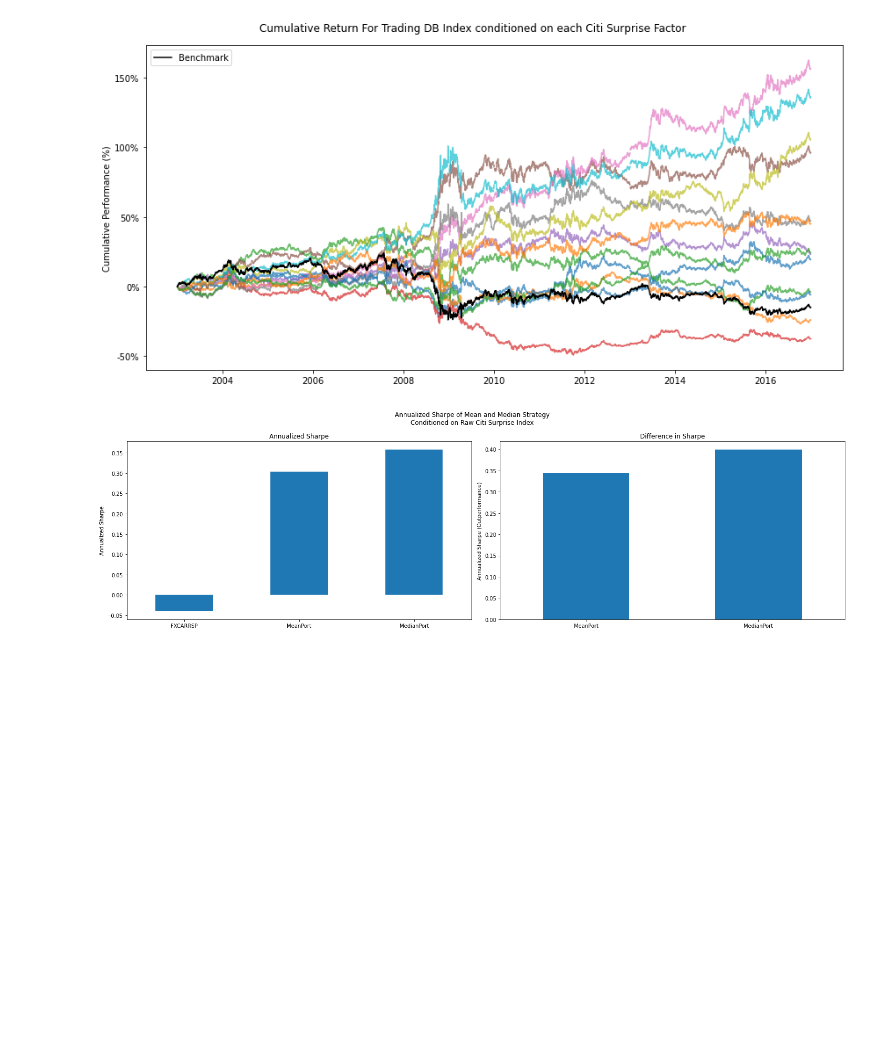
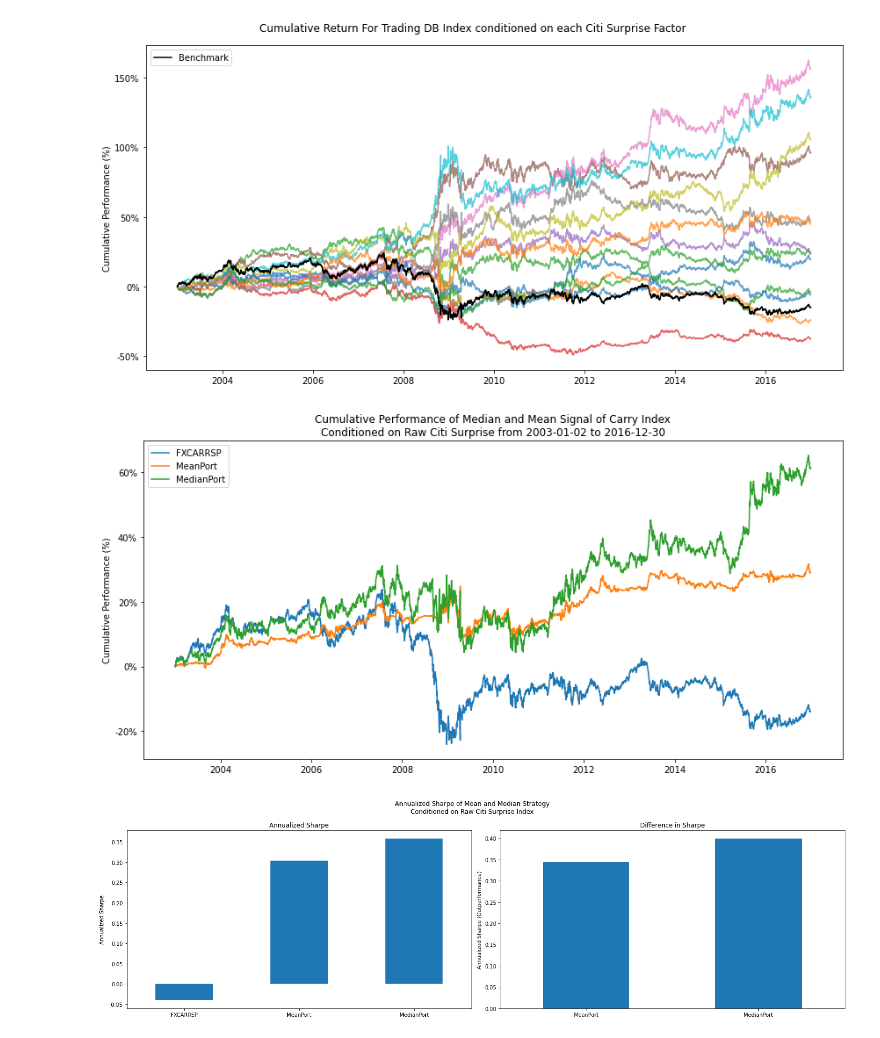
Before and after one commit to diegodalvarez/FXCarryCitiSurprise, a Jupyter notebook: root/notebook/SignalBacktest/IndexBacktest.ipynb, the cells around one changed output. Saved outputs shown, nothing was run; the diff lists cells and outputs as text; code cells hidden in the pictures; blank space fills up the shorter version.

Commit message:
add_plotting

```diff
--- a/root/notebook/SignalBacktest/IndexBacktest.ipynb
+++ b/root/notebook/SignalBacktest/IndexBacktest.ipynb
@@ -345,6 +345,27 @@ def get_mean_median(df_signal: pd.DataFrame) -> pd.DataFrame:
     return df_out
 
 df_mean_median = get_mean_median(df_signal)
+# %%
+def plot_mean_median(df_mean_median: pd.DataFrame) -> plt.Figure:
+
+    fig, axes = plt.subplots(figsize = (12,6))
+
+    (df_mean_median.apply(
+        lambda x: np.cumprod(1 + x) - 1).
+        plot(
+            ax     = axes,
+            ylabel = "Cumulative Performance (%)",
+            xlabel = "",
+            title  = "Cumulative Performance of Median and Mean Signal of Carry Index\nConditioned on Raw Citi Surprise from {} to {}".format(
+                df_mean_median.index.min(),
+                df_mean_median.index.max())))
+
+    axes.yaxis.set_major_formatter(FuncFormatter(lambda x, _: f"{x * 100:.0f}%"))
+    plt.tight_layout()
+
+plot_mean_median(df_mean_median)
+# %% [output]
+[figure, added]
 # %%
 def get_mean_median_sharpe(df_mean_median: pd.DataFrame) -> pd.DataFrame:
 
```
